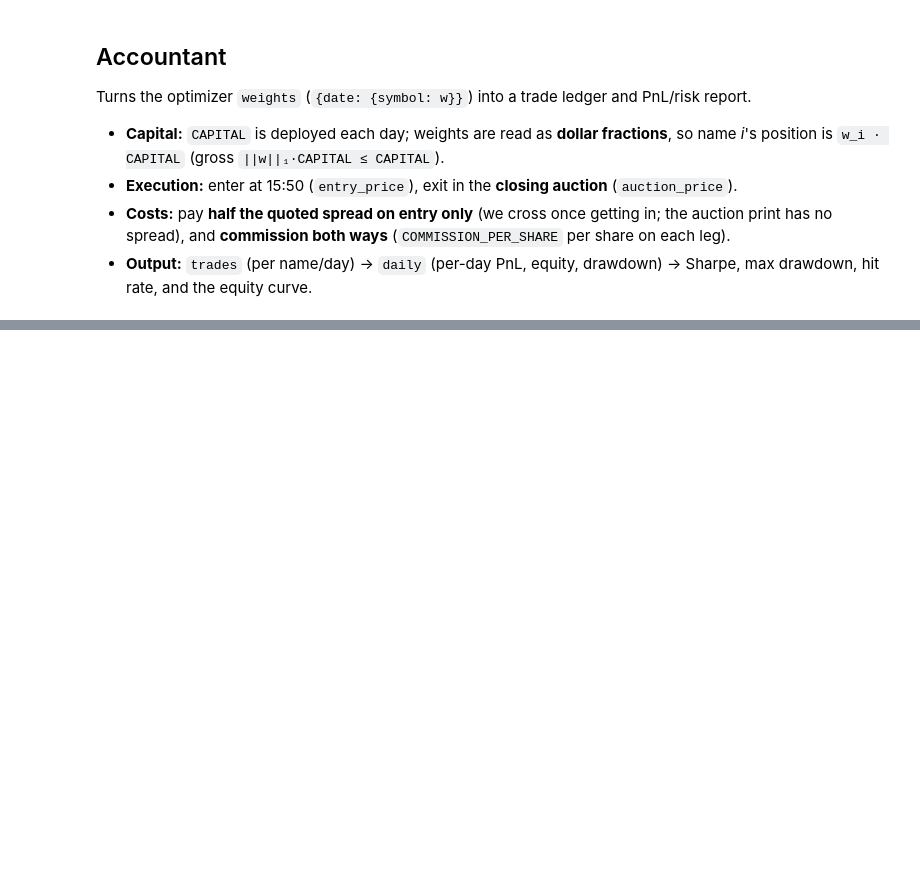
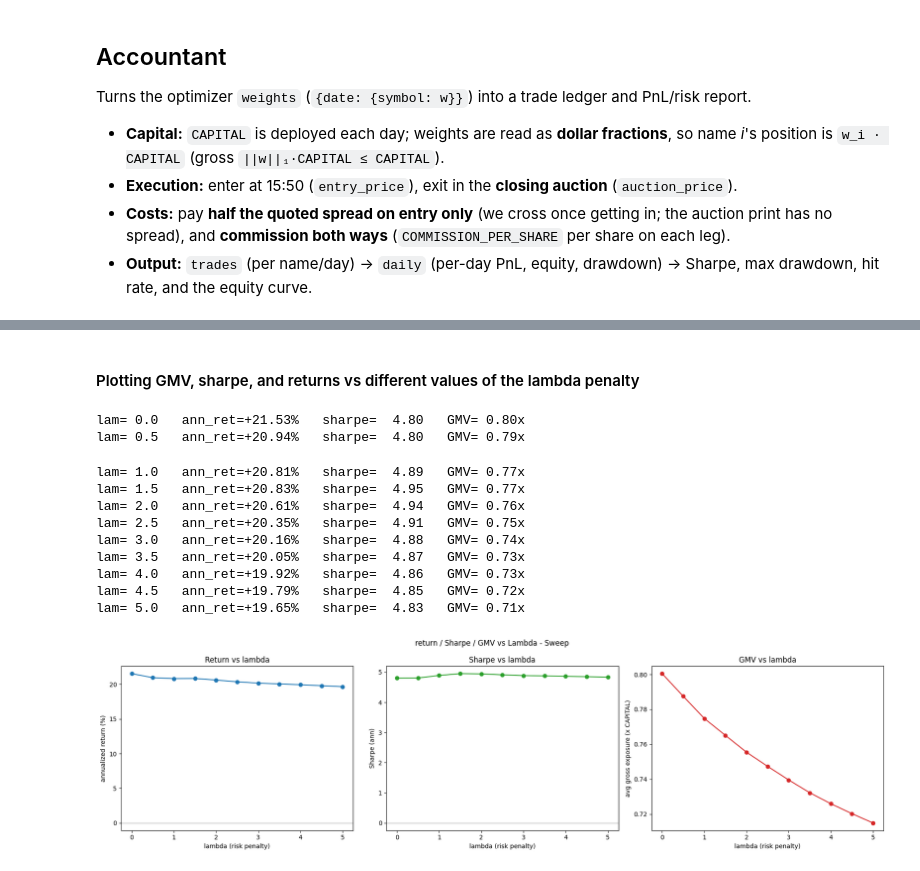
Before and after one commit to MichaelCusackNelkin/Summer_Research_2026, a Jupyter notebook: notebook_studies/optimal_portfolio.ipynb, the cells around one changed output, grey strips where cells are left out. Saved outputs shown, nothing was run; the diff lists cells and outputs as text; code cells hidden in the pictures; blank space fills up the shorter version.

```diff
--- a/notebook_studies/optimal_portfolio.ipynb
+++ b/notebook_studies/optimal_portfolio.ipynb
@@ -579,0 +710,79 @@ daily
+# %% [markdown]
+#### Plotting GMV, sharpe, and returns vs different values of the lambda penalty
+# %%
+# ===== Risk-aversion sweep: return / Sharpe / GMV vs lambda (1x leverage) =====
+# Re-solve EVERY day across a grid of lambdas, then run the accountant at LEVERAGE=1x.
+# alpha/cost are lambda-independent, so `day_records` / `chunks` are reused unchanged and
+# only the QP solve repeats per lambda. Run AFTER the parallel-solve cell.
+
+LAMBDAS = np.arange(0.0, 5.0 + 1e-9, 0.5)   # 0, 0.5, 1.0, ..., 5.0
+
+# 1x-leverage accountant constants (financing is zero at 1x, so the interest leg drops out)
+_CAPITAL = 1_000_000
+_LEVERAGE = 1.0
+_COMMISSION_PER_SHARE = 0.0035
+_ANN = 252
+
+def _metrics_for_weights(weights):
+    """Accountant at LEVERAGE=1x -> (ann_return, ann_sharpe, avg gross exposure / CAPITAL)."""
+    w_long = pl.DataFrame({
+        "date":   [d for d in weights for _ in weights[d]],
+        "symbol": [s for d in weights for s in weights[d]],
+        "weight": [wv for d in weights for wv in weights[d].values()],
+    }).with_columns(pl.col("symbol").cast(pl.Categorical))
+
+    daily = (
+        data
+        .join(w_long, on=["date", "symbol"], how="inner")
+        .with_columns(
+            (pl.col("weight") * _CAPITAL * _LEVERAGE).alias("dollar_pos"),
+            (pl.col("auction_price") / pl.col("entry_price") - 1.0).alias("asset_ret"),
+        )
+        .with_columns((pl.col("dollar_pos") // pl.col("entry_price")).alias("shares"))
+        .with_columns(
+            (pl.col("dollar_pos") * pl.col("asset_ret")).alias("gross_pnl"),
+            (pl.col("dollar_pos").abs() * pl.col("spread_return").clip(lower_bound=0.0) / 2.0).alias("spread_cost"),
+            (pl.col("shares").abs() * _COMMISSION_PER_SHARE * 2.0).alias("commission_cost"),
+        )
+        .with_columns((pl.col("gross_pnl") - pl.col("spread_cost") - pl.col("commission_cost")).alias("net_pnl"))
+        .group_by("date")
+        .agg(
+            pl.col("net_pnl").sum().alias("net_pnl"),               # 1x: no financing leg to subtract
+            pl.col("dollar_pos").abs().sum().alias("gross_exposure"),
+        )
+        .sort("date")
+        .with_columns((pl.col("net_pnl") / _CAPITAL).alias("ret"))
+    )
+    rets = daily["ret"].to_numpy()
+    sharpe  = rets.mean() / rets.std(ddof=1) * np.sqrt(_ANN)
+    ann_ret = rets.mean() * _ANN
+    gmv     = daily["gross_exposure"].mean() / _CAPITAL            # avg gross exposure (multiple of CAPITAL)
+    return ann_ret, sharpe, gmv
+
+sweep = []
+for lam in LAMBDAS:
+    chunk_results = Parallel(n_jobs=N_JOBS, backend="loky")(
+        delayed(_solve_chunk)(UNIVERSE, cov_matrix, float(lam), chunk) for chunk in chunks
+    )
+    weights_lam = {d: dict(zip(UNIVERSE, ws)) for chunk in chunk_results for d, ws in chunk}
+    ann_ret, sharpe, gmv = _metrics_for_weights(weights_lam)
+    sweep.append((float(lam), ann_ret, sharpe, gmv))
+    print(f"lam={lam:4.1f}   ann_ret={ann_ret:+7.2%}   sharpe={sharpe:6.2f}   GMV={gmv:5.2f}x")
+
+lams     = [r[0] for r in sweep]
+ann_rets = [r[1] for r in sweep]
+sharpes  = [r[2] for r in sweep]
+gmvs     = [r[3] for r in sweep]
+# %% [output]
+lam= 0.0   ann_ret=+21.53%   sharpe=  4.80   GMV= 0.80x
+lam= 0.5   ann_ret=+20.94%   sharpe=  4.80   GMV= 0.79x
+lam= 1.0   ann_ret=+20.81%   sharpe=  4.89   GMV= 0.77x
+lam= 1.5   ann_ret=+20.83%   sharpe=  4.95   GMV= 0.77x
+lam= 2.0   ann_ret=+20.61%   sharpe=  4.94   GMV= 0.76x
+lam= 2.5   ann_ret=+20.35%   sharpe=  4.91   GMV= 0.75x
+lam= 3.0   ann_ret=+20.16%   sharpe=  4.88   GMV= 0.74x
+lam= 3.5   ann_ret=+20.05%   sharpe=  4.87   GMV= 0.73x
+lam= 4.0   ann_ret=+19.92%   sharpe=  4.86   GMV= 0.73x
+lam= 4.5   ann_ret=+19.79%   sharpe=  4.85   GMV= 0.72x
+lam= 5.0   ann_ret=+19.65%   sharpe=  4.83   GMV= 0.71x
+[figure, added]
```
Also changed, not shown: parts of 19 cells of this notebook, 1 other file.
